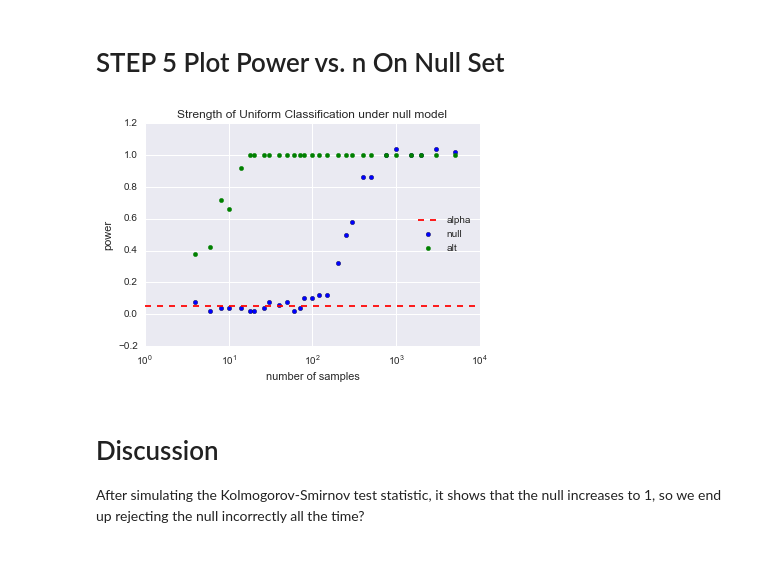
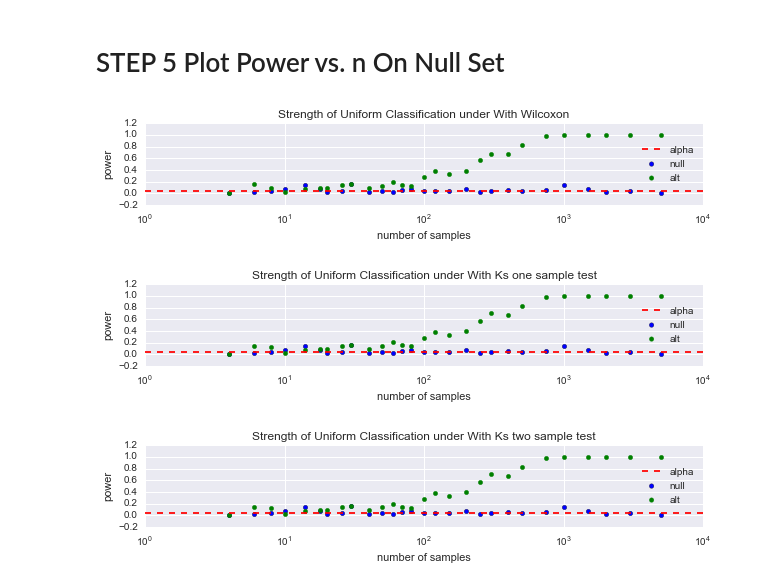
Before and after one commit to Upward-Spiral-Science/the-vat, a Jupyter notebook: inferential_simulation_AL.ipynb, the cells around one changed output. Drawn from its saved outputs; the diff is of its cells as text; code cells hidden in the pictures; blank space fills up the shorter version.

Commit message:
Submitting final changes to inferential testing of uniform distribution of the location data.

```diff
--- a/inferential_simulation_AL.ipynb
+++ b/inferential_simulation_AL.ipynb
@@ -263,35 +217,78 @@ for s in S:
 # STEP 4B Sample Data From Alternative
 # %%
 pow_alt = np.array((), dtype=np.dtype('float64'))
+powks_alt = np.array((), dtype=np.dtype('float64'))
+powks2_alt = np.array((), dtype=np.dtype('float64'))
+
 # compute this statistic for various sizes of datasets
 for s in S:
 
     # compute this many times for each operating point to get average
     pval = np.array((), dtype=np.dtype('float64'))
+    kspval = np.array((), dtype=np.dtype('float64'))
+    ks2pval = np.array((), dtype=np.dtype('float64'))
 
     for _ in itertools.repeat(None,N):
-        g0 = (np.random.normal( 0, 1, s)) # (null)
+        g0 = np.random.uniform(0.2, 0.9, s) # (null)
+        g1 = np.random.uniform(0, 1, s) # alternative
 
         # compute Kolmogorov-test statistic on generated data
-        pval = np.append(pval, scipy.stats.kstest(g0, 'uniform', args=(0,1)))
+        ks2test_stat = scipy.stats.ks_2samp(g0, g1)
+        ks2pval = np.append(pval, ks2test_stat.pvalue)
+
+        kstest_stat = scipy.stats.kstest(g0, 'uniform', args=(0,1))
+        kspval = np.append(pval, kstest_stat.pvalue)
+
+        # Wilcoxon
+        test_stat = scipy.stats.wilcoxon(g0, g1)
+        pval = np.append(pval, test_stat.pvalue)
 
     # record average p value at operating point
     pow_alt = np.append(pow_alt, np.sum(1.0*(pval < alpha))/N)
+    powks_alt = np.append(powks_alt, np.sum(1.0*(kspval < alpha))/N)
+    powks2_alt = np.append(powks2_alt, np.sum(1.0*(ks2pval < alpha))/N)
 # %% [markdown]
 # STEP 5 Plot Power vs. n On Null Set
-# %%
-# Plotting power vs. n on the null set
-plt.scatter(S, pow_null, hold=True, label='null')
-plt.scatter(S, pow_alt, color='green', hold=True, label='alt')
-plt.xscale('log')
-plt.xlabel('number of samples')
-plt.ylabel('power')
-plt.title('Strength of Uniform Classification under null model')
-plt.axhline(alpha, color='red', linestyle='--', label='alpha')
-plt.legend(loc=5)
-plt.show()
-# %% [output]
-[figure, removed]
-# %% [markdown]
-# Discussion
-After simulating the Kolmogorov-Smirnov test statistic, it shows that the null increases to 1, so we end up rejecting the null incorrectly all the time?
+# %%
+# Plotting power vs. n on the null set
+fig = plt.figure(figsize=(10,5))
+plt.subplot(311)
+plt.scatter(S, pow_null, hold=True, label='null')
+plt.scatter(S, pow_alt, color='green', hold=True, label='alt')
+plt.xscale('log')
+plt.xlabel('number of samples')
+plt.ylabel('power')
+plt.title('Strength of Uniform Classification under With Wilcoxon')
+plt.axhline(alpha, color='red', linestyle='--', label='alpha')
+plt.legend(loc=5)
+plt.show()
+
+# Plotting power vs. n on the null set
+fig = plt.figure(figsize=(10,5))
+plt.subplot(312)
+plt.scatter(S, powks_null, hold=True, label='null')
+plt.scatter(S, powks_alt, color='green', hold=True, label='alt')
+plt.xscale('log')
+plt.xlabel('number of samples')
+plt.ylabel('power')
+plt.title('Strength of Uniform Classification under With Ks one sample test')
+plt.axhline(alpha, color='red', linestyle='--', label='alpha')
+plt.legend(loc=5)
+plt.show()
+
+# Plotting power vs. n on the null set
+fig = plt.figure(figsize=(10,5))
+plt.subplot(313)
+plt.scatter(S, powks2_null, hold=True, label='null')
+plt.scatter(S, powks2_alt, color='green', hold=True, label='alt')
+plt.xscale('log')
+plt.xlabel('number of samples')
+plt.ylabel('power')
+plt.title('Strength of Uniform Classification under With Ks two sample test')
+plt.axhline(alpha, color='red', linestyle='--', label='alpha')
+plt.legend(loc=5)
+plt.show()
+# %% [output]
+[figure, added]
+[figure, added]
+[figure, added]
```
Also changed, not shown: parts of 12 cells of this notebook.
